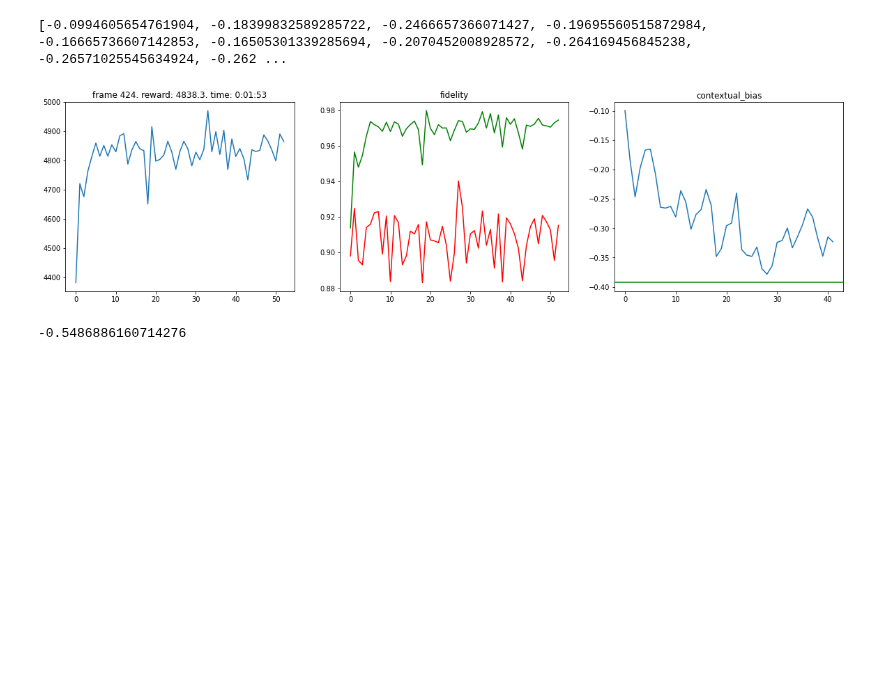
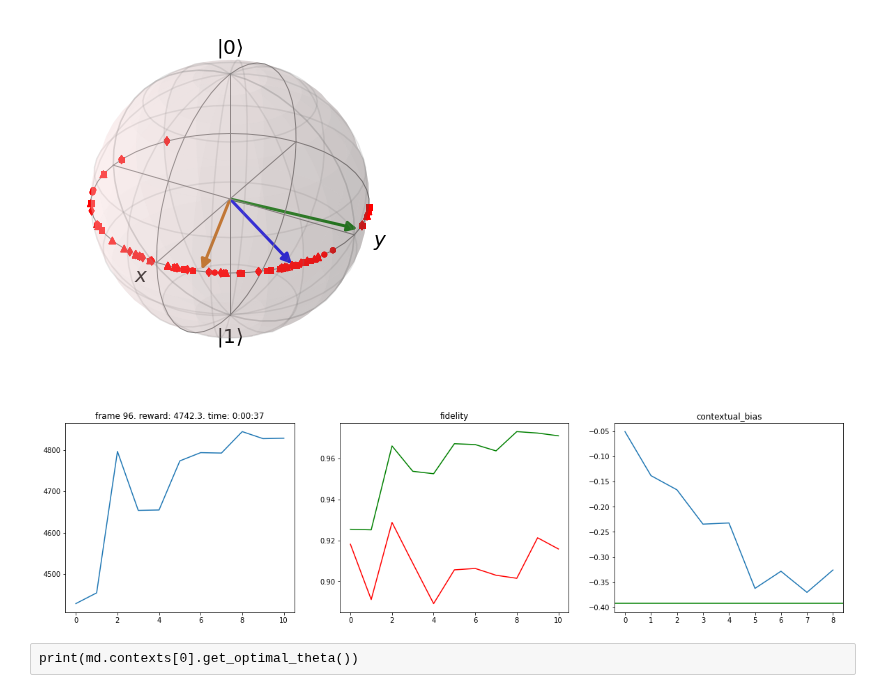
Before and after one commit to farice/SpectatorQubits, a Jupyter notebook: MAB-continuous.ipynb, the cells around one changed output. Saved outputs shown, nothing was run; the diff lists cells and outputs as text; code cells hidden in the pictures; blank space fills up the shorter version.

Commit message:
add bloch visualization

```diff
--- a/MAB-continuous.ipynb
+++ b/MAB-continuous.ipynb
@@ -41,3 +37,16 @@ def plot(frame_idx, rewards, losses, sigma, contextual_bias, mu, elapsed_time):
+# %%
+def bloch_viz(b, error_samples, error_draw, contextual_bias, correction):
+    b.clear()
+    error_samples = np.random.choice(error_samples, 100)
+    kets = [rz(error_sample) * (basis(2, 0) + basis(2, 1)).unit() for error_sample in error_samples]
+    b.add_states(kets, "point")
+    b.add_states([
+        rz(error_draw) * (basis(2, 0) + basis(2, 1)).unit(),
+        rz(-contextual_bias) * (basis(2, 0) + basis(2, 1)).unit(),
+        rz(-correction) * (basis(2, 0) + basis(2, 1)).unit()
+        ])
+    b.point_color = ["r"]
+    b.show()
 # %%
 # (action, reward) distribution for a given "spectator measurement outcome" state
 class Context:
@@ -170,12 +179,17 @@ episode_reward = 0
 episode_fidelity = []
 control_fidelity = []
 
-MAX_FRAMES = 100 * M // BATCH_SIZE
+MAX_FRAMES = 10 * M // BATCH_SIZE
+
+PLOT_BLOCH = True
+PLOT_REWARD = True
 
 # "episodes" are a reasonable way to think about learning a periodic time dependent function
 # max frames = episode length * num episodes
 # episodes are identical sequences of training data
 observation = env.reset()
+
+b = Bloch()
 for frame_idx in range(1, MAX_FRAMES + 1):
     # epsilon = config.epsilon_by_frame(frame_idx)
 
@@ -183,43 +197,48 @@ for frame_idx in range(1, MAX_FRAMES + 1):
         md.update_contextual_bias()
         md.save_contextual_bias(md.action_contextual_bias)
 
     actions = md.get_actions(observation)
+    prev_batch = env.error_samples_batch
     prev_observation=observation
     observation, reward, done, info = env.step(actions)
     observation = None if done else observation
 
     # generally, in RL we would consider r(s | s', a)
     # given a state transition s' -> s due to action a
     # for now, we are only interested in r(s', a)
     md.update(actions, reward, prev_observation)
     episode_reward += np.sum(reward)
 
     for x, y in info:
         episode_fidelity.append(x)
         control_fidelity.append(y)
     if done:
+        if PLOT_BLOCH or PLOT_REWARD:
+            clear_output(True)
+        if PLOT_BLOCH:
+            bloch_viz(b, env.error_samples, prev_batch[0], md.action_contextual_bias, actions[0][0])
+        if PLOT_REWARD and len(md.rewards) > 0 and len(md.fidelity) > 0 and len(md.contextual_biases) > 0:
+            fig, axs = plt.subplots(1, 3, figsize=(20,5))
+            plot(axs, frame_idx, md.rewards, md.fidelity, md.control_fidelity, md.contextual_biases, -MU,
+                timedelta(seconds=int(timer()-start)))
+            plt.show()
+
         new_error_samples = np.random.normal(MU, SIGMA, M)
         env.set_error_samples(new_error_samples)
         observation = env.reset()
         md.save_reward(episode_reward)
         md.save_fidelity(np.mean(episode_fidelity))
         md.save_control_fidelity(np.mean(control_fidelity))
         episode_reward = 0
         episode_fidelity = []
         control_fidelity = []
 
-        # plot grouped by episode
-        plot(frame_idx, md.rewards, md.fidelity, md.control_fidelity, md.contextual_biases, -MU,
-    timedelta(seconds=int(timer()-start)))
-
 env.close()
 # %% [output]
-[-0.0994605654761904, -0.18399832589285722, -0.2466657366071427, -0.19695560515872984, -0.16665736607142853, -0.16505301339285694, -0.2070452008928572, -0.264169456845238, -0.26571025545634924, -0.262 ...
-[figure, old version]
+[figure, new version]
+[figure, added]
-# %%
-print(md.contexts[0].get_optimal_theta())
-# %% [output]
--0.5486886160714276
+# %% [raw]
+print(md.contexts[0].get_optimal_theta())
 # %%
 print(md.contexts[1].get_optimal_theta())
 # %% [output]
```
Also changed, not shown: parts of 5 cells of this notebook.
